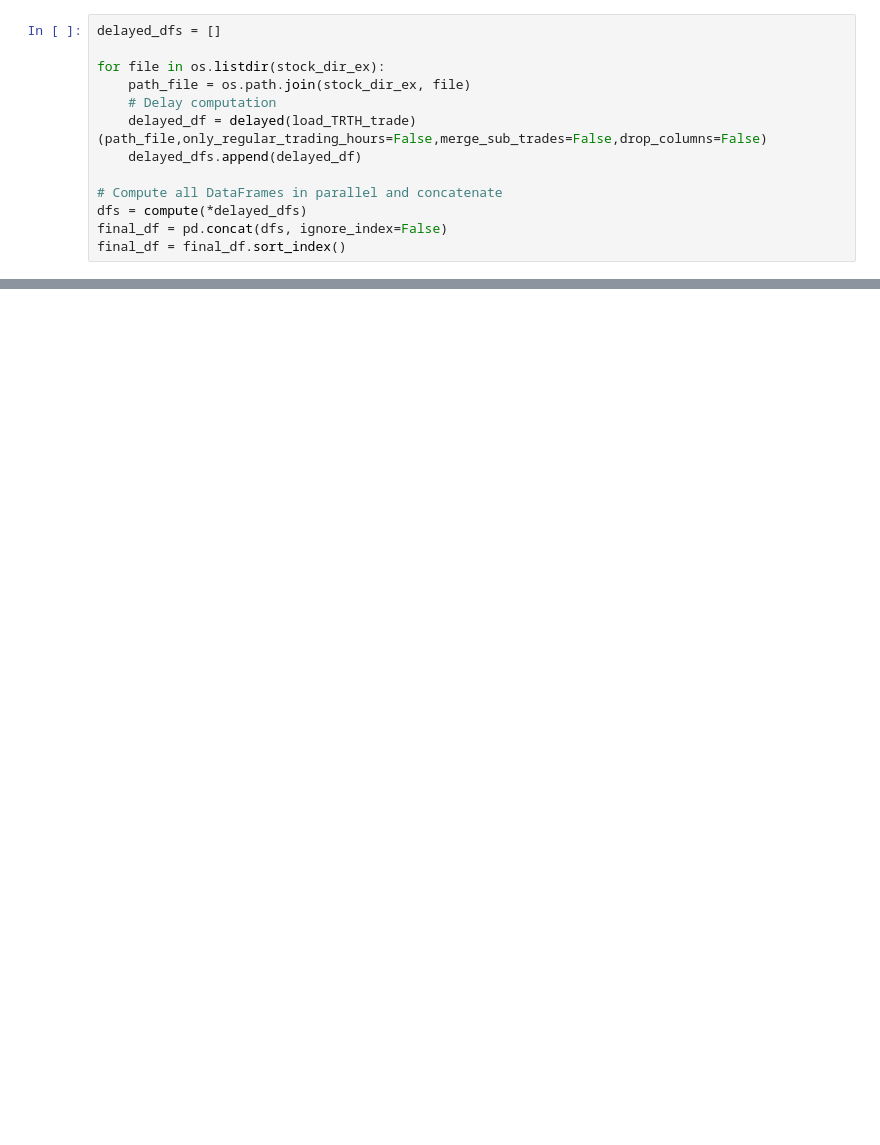
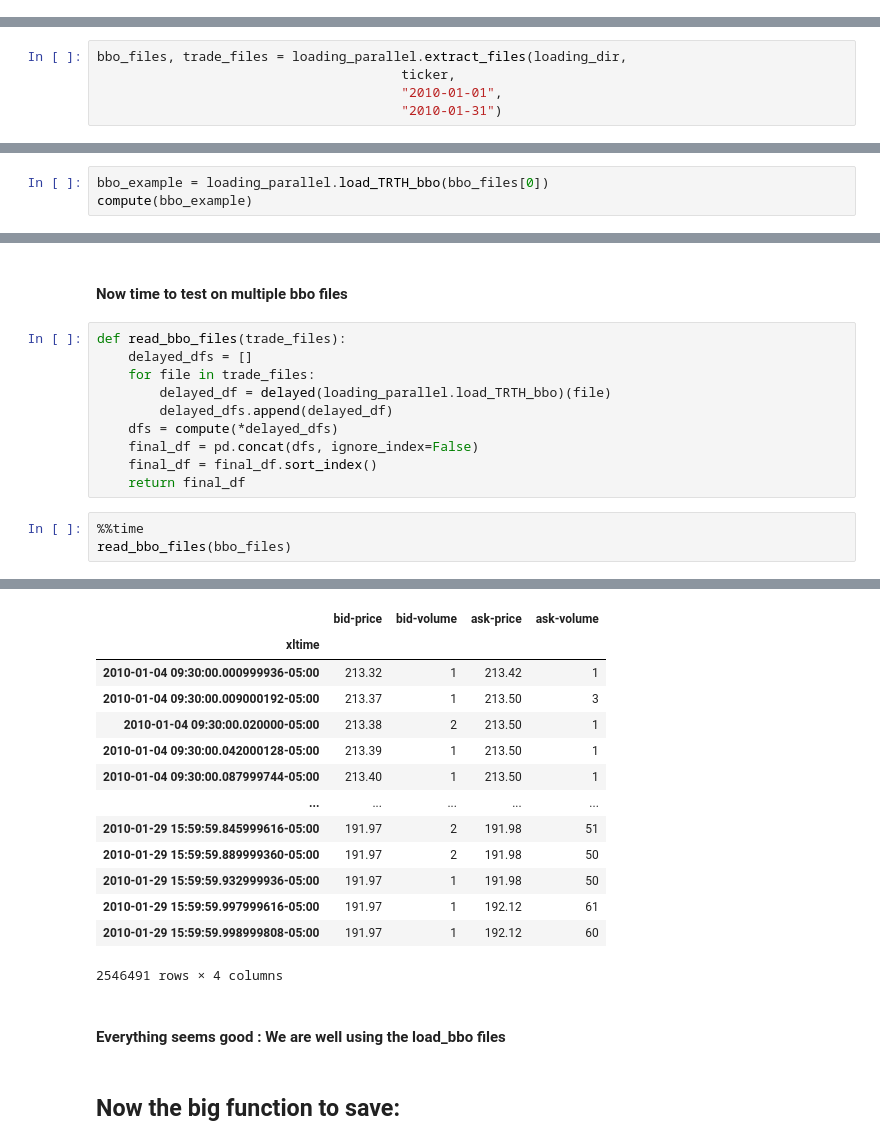
Before and after one commit to yassinech2/Flash_crash, a Jupyter notebook: 1_2Exploring-Data.ipynb, the cells around one changed output, grey strips where cells are left out. Saved outputs shown, nothing was run; the diff lists cells and outputs as text; blank space fills up the shorter version.

```diff
--- a/1_2Exploring-Data.ipynb
+++ b/1_2Exploring-Data.ipynb
@@ -171,13 +65,0 @@ bbo_files
-# %%
-delayed_dfs = []
-
-for file in os.listdir(stock_dir_ex):
-    path_file = os.path.join(stock_dir_ex, file)
-    # Delay computation
-    delayed_df = delayed(load_TRTH_trade)(path_file,only_regular_trading_hours=False,merge_sub_trades=False,drop_columns=False)
-    delayed_dfs.append(delayed_df)
-
-# Compute all DataFrames in parallel and concatenate
-dfs = compute(*delayed_dfs)
-final_df = pd.concat(dfs, ignore_index=False)
-final_df = final_df.sort_index()
@@ -183,0 +104,5 @@ final_df = final_df.sort_index()
+# %%
+bbo_files, trade_files = loading_parallel.extract_files(loading_dir,
+                                       ticker,
+                                       "2010-01-01",
+                                       "2010-01-31")
@@ -183,0 +134,3 @@ final_df = final_df.sort_index()
+# %%
+bbo_example = loading_parallel.load_TRTH_bbo(bbo_files[0])
+compute(bbo_example)
@@ -183,0 +155,16 @@ final_df = final_df.sort_index()
+# %% [markdown]
+#### Now time to test on multiple bbo files
+# %%
+def read_bbo_files(trade_files):
+    delayed_dfs = []
+    for file in trade_files:
+        delayed_df = delayed(loading_parallel.load_TRTH_bbo)(file)
+        delayed_dfs.append(delayed_df)
+    dfs = compute(*delayed_dfs)
+    final_df = pd.concat(dfs, ignore_index=False)
+    final_df = final_df.sort_index()
+    return final_df
+# %%
+%%time
+read_bbo_files(bbo_files)
+# %% [output]
@@ -184,3 +173,21 @@ final_df = final_df.sort_index()
+|  | bid-price | bid-volume | ask-price | ask-volume |
+| xltime |  |  |  |  |
+| 2010-01-04 09:30:00.000999936-05:00 | 213.32 | 1 | 213.42 | 1 |
+| 2010-01-04 09:30:00.009000192-05:00 | 213.37 | 1 | 213.50 | 3 |
+| 2010-01-04 09:30:00.020000-05:00 | 213.38 | 2 | 213.50 | 1 |
+| 2010-01-04 09:30:00.042000128-05:00 | 213.39 | 1 | 213.50 | 1 |
+| 2010-01-04 09:30:00.087999744-05:00 | 213.40 | 1 | 213.50 | 1 |
+| ... | ... | ... | ... | ... |
+| 2010-01-29 15:59:59.845999616-05:00 | 191.97 | 2 | 191.98 | 51 |
+| 2010-01-29 15:59:59.889999360-05:00 | 191.97 | 2 | 191.98 | 50 |
+| 2010-01-29 15:59:59.932999936-05:00 | 191.97 | 1 | 191.98 | 50 |
+| 2010-01-29 15:59:59.997999616-05:00 | 191.97 | 1 | 192.12 | 61 |
+| 2010-01-29 15:59:59.998999808-05:00 | 191.97 | 1 | 192.12 | 60 |
+2546491 rows × 4 columns
+# %% [markdown]
+#### Everything seems good : We are well using the load_bbo files
+# %% [markdown]
+## Now the big function to save:
 # %%
 @dask.delayed
 def load_merge_trade_bbo(ticker,date_start,
```
Also changed, not shown: parts of 32 cells of this notebook.
